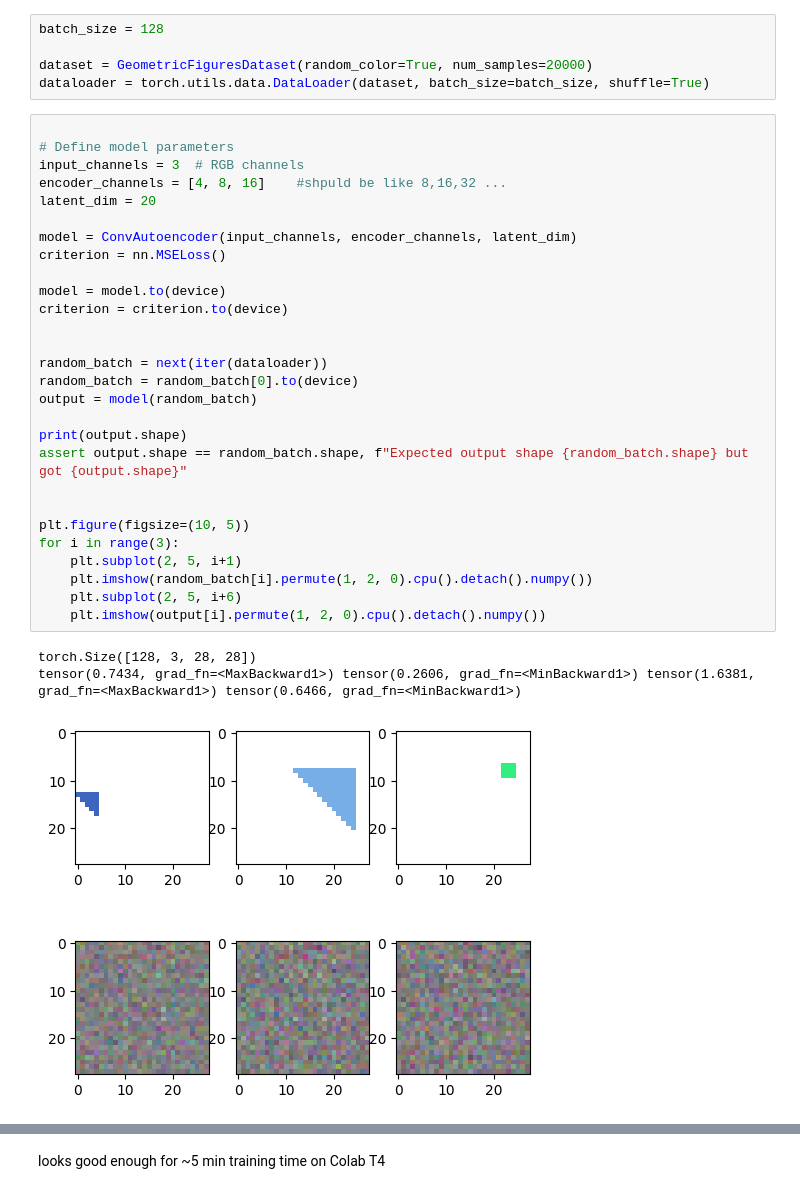
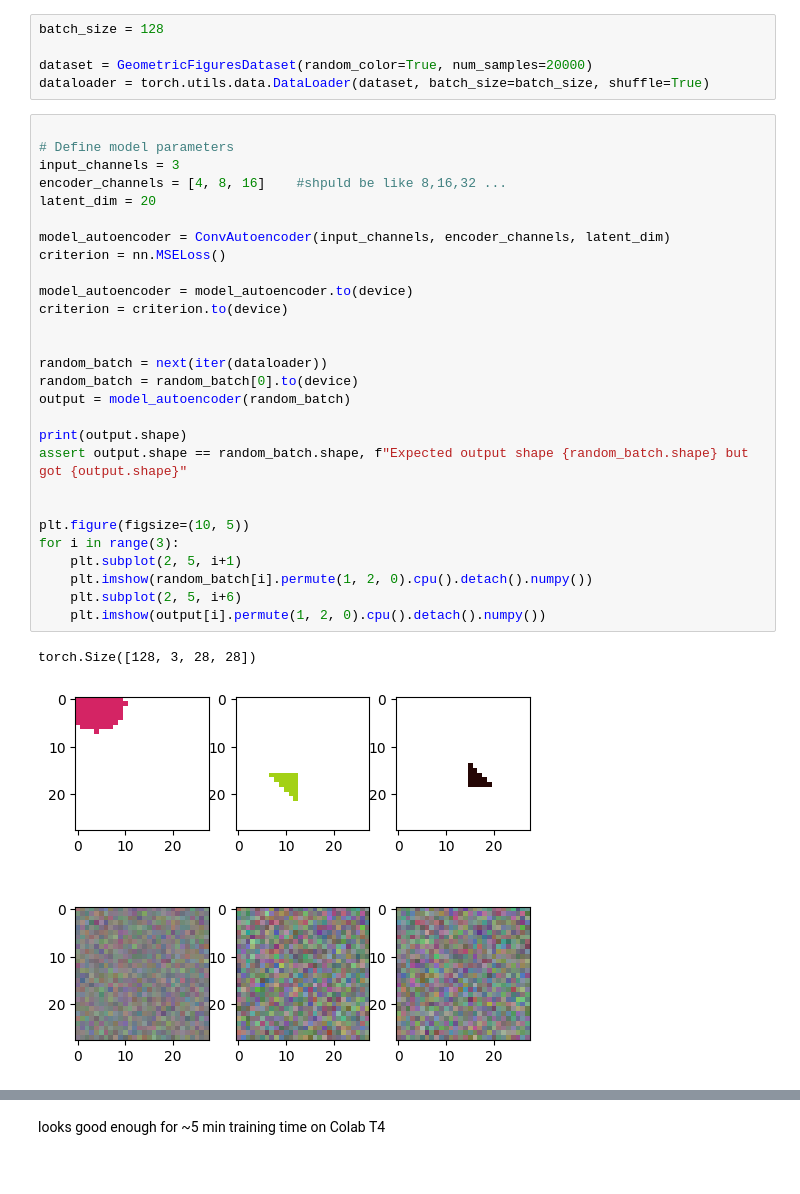
Before and after one commit to SergeiDBykov/ai-side-projects, a Jupyter notebook: VAE_synthetic_data/2d_VAE.ipynb, the cells around one changed output, grey strips where cells are left out. Drawn from its saved outputs; the diff is of its cells as text.

```diff
--- a/VAE_synthetic_data/2d_VAE.ipynb
+++ b/VAE_synthetic_data/2d_VAE.ipynb
@@ -225,34 +225,33 @@ dataloader = torch.utils.data.DataLoader(dataset, batch_size=batch_size, shuffle
 # %%
 
 # Define model parameters
-input_channels = 3  # RGB channels
+input_channels = 3
 encoder_channels = [4, 8, 16]    #shpuld be like 8,16,32 ...
 latent_dim = 20
 
-model = ConvAutoencoder(input_channels, encoder_channels, latent_dim)
+model_autoencoder = ConvAutoencoder(input_channels, encoder_channels, latent_dim)
 criterion = nn.MSELoss()
 
-model = model.to(device)
+model_autoencoder = model_autoencoder.to(device)
 criterion = criterion.to(device)
 
 
 random_batch = next(iter(dataloader))
 random_batch = random_batch[0].to(device)
-output = model(random_batch)
+output = model_autoencoder(random_batch)
 
 print(output.shape)
 assert output.shape == random_batch.shape, f"Expected output shape {random_batch.shape} but got {output.shape}"
 
 
 plt.figure(figsize=(10, 5))
 for i in range(3):
     plt.subplot(2, 5, i+1)
     plt.imshow(random_batch[i].permute(1, 2, 0).cpu().detach().numpy())
     plt.subplot(2, 5, i+6)
     plt.imshow(output[i].permute(1, 2, 0).cpu().detach().numpy())
 # %% [output]
 torch.Size([128, 3, 28, 28])
-tensor(0.7434, grad_fn=<MaxBackward1>) tensor(0.2606, grad_fn=<MinBackward1>) tensor(1.6381, grad_fn=<MaxBackward1>) tensor(0.6466, grad_fn=<MinBackward1>)
-[figure, old version]
+[figure, new version]
 # %%
 # Training loop
```
Also changed, not shown: parts of 10 cells of this notebook, 2 other files.
